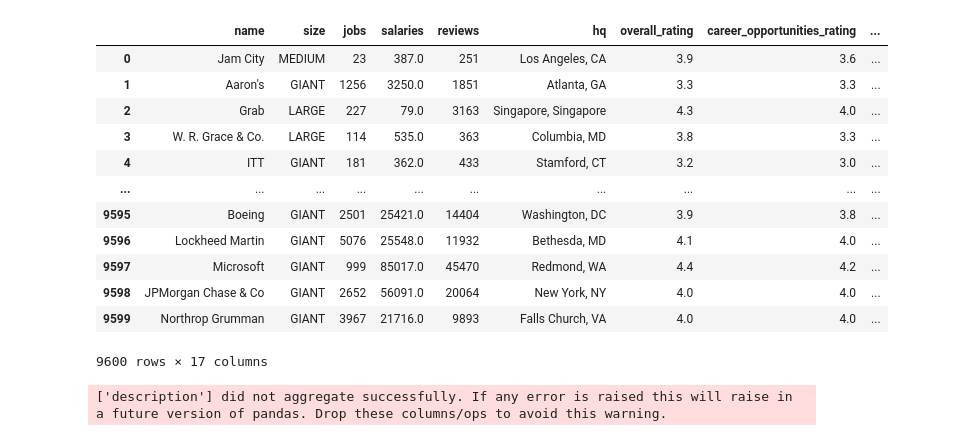
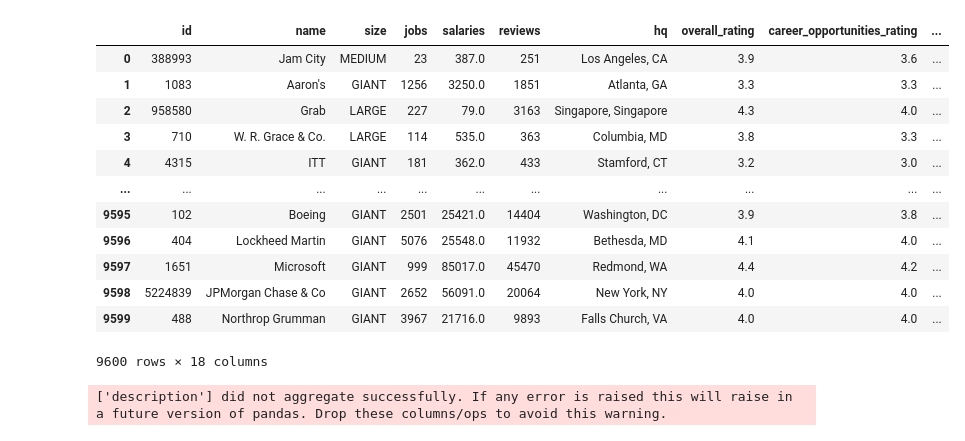
Before and after one commit to aljeshishe/new_job, a Jupyter notebook: notebooks/rnd.ipynb, the cells around one changed output. Cells and saved outputs as stored; diff of their text form; code cells hidden in the pictures.

```diff
--- a/notebooks/rnd.ipynb
+++ b/notebooks/rnd.ipynb
@@ -8,41 +25,40 @@ PosixPath('/Users/alexeygrachev/git/new_job')
 # %%
-ROOT_PATH = Path(rootpath.detect())
-df = pd.read_json(ROOT_PATH / "glassdoor/results/items_2023-02-01T10-42-14.json", lines=True)
-columns = {"EmployerReviews_employer_shortName": "name",
+columns = {"EmployerReviews_employer_id": "id",
+           "EmployerReviews_employer_shortName": "name",
            "EmployerReviews_employer_sizeCategory": "size",
            "EmployerJobs_jobsCount": "jobs",
            "EmployerSalary_salaryCount": "salaries",
            "EmployerReviews_allReviewsCount": "reviews",
            "EmployerReviews_employer_headquarters": "hq",
            "EmployerReviews_ratings_overallRating": "overall_rating",
            "EmployerReviews_ratings_careerOpportunitiesRating": "career_opportunities_rating",
            "EmployerReviews_ratings_compensationAndBenefitsRating": "compensation_and_benefits_rating",
            "EmployerReviews_ratings_cultureAndValuesRating": "culture_and_values_rating",
            "EmployerReviews_ratings_diversityAndInclusionRating": "diversity_and_inclusion_rating",
            "EmployerReviews_ratings_seniorManagementRating": "senior_management_rating",
            "EmployerReviews_ratings_workLifeBalanceRating": "work_life_balance_rating",
            "EmployerLocations_officeAddresses_administrativeAreaName1_list": "areas",
            "EmployerLocations_officeAddresses_cityName_list": "cities",
            "EmployerReviews_employer_links_overviewUrl": "url",
            "EmployerReviews_employer_overview_description": "description",
            }
 df1 = pd.DataFrame()
 for old, new in columns.items():
     df1[new] = df[old]
 
 df1["url"] = df1.apply(lambda x: "https://www.glassdoor.com" + x["url"], axis=1)
 df1
 # %% [output]
-|  | name | size | jobs | salaries | reviews | hq | overall_rating | career_opportunities_rating | ... |
-| 0 | Jam City | MEDIUM | 23 | 387.0 | 251 | Los Angeles, CA | 3.9 | 3.6 | ... |
-| 1 | Aaron's | GIANT | 1256 | 3250.0 | 1851 | Atlanta, GA | 3.3 | 3.3 | ... |
-| 2 | Grab | LARGE | 227 | 79.0 | 3163 | Singapore, Singapore | 4.3 | 4.0 | ... |
-| 3 | W. R. Grace & Co. | LARGE | 114 | 535.0 | 363 | Columbia, MD | 3.8 | 3.3 | ... |
-| 4 | ITT | GIANT | 181 | 362.0 | 433 | Stamford, CT | 3.2 | 3.0 | ... |
-| ... | ... | ... | ... | ... | ... | ... | ... | ... | ... |
-| 9595 | Boeing | GIANT | 2501 | 25421.0 | 14404 | Washington, DC | 3.9 | 3.8 | ... |
-| 9596 | Lockheed Martin | GIANT | 5076 | 25548.0 | 11932 | Bethesda, MD | 4.1 | 4.0 | ... |
-| 9597 | Microsoft | GIANT | 999 | 85017.0 | 45470 | Redmond, WA | 4.4 | 4.2 | ... |
-| 9598 | JPMorgan Chase & Co | GIANT | 2652 | 56091.0 | 20064 | New York, NY | 4.0 | 4.0 | ... |
-| 9599 | Northrop Grumman | GIANT | 3967 | 21716.0 | 9893 | Falls Church, VA | 4.0 | 4.0 | ... |
+|  | id | name | size | jobs | salaries | reviews | hq | overall_rating | career_opportunities_rating | ... |
+| 0 | 388993 | Jam City | MEDIUM | 23 | 387.0 | 251 | Los Angeles, CA | 3.9 | 3.6 | ... |
+| 1 | 1083 | Aaron's | GIANT | 1256 | 3250.0 | 1851 | Atlanta, GA | 3.3 | 3.3 | ... |
+| 2 | 958580 | Grab | LARGE | 227 | 79.0 | 3163 | Singapore, Singapore | 4.3 | 4.0 | ... |
+| 3 | 710 | W. R. Grace & Co. | LARGE | 114 | 535.0 | 363 | Columbia, MD | 3.8 | 3.3 | ... |
+| 4 | 4315 | ITT | GIANT | 181 | 362.0 | 433 | Stamford, CT | 3.2 | 3.0 | ... |
+| ... | ... | ... | ... | ... | ... | ... | ... | ... | ... | ... |
+| 9595 | 102 | Boeing | GIANT | 2501 | 25421.0 | 14404 | Washington, DC | 3.9 | 3.8 | ... |
+| 9596 | 404 | Lockheed Martin | GIANT | 5076 | 25548.0 | 11932 | Bethesda, MD | 4.1 | 4.0 | ... |
+| 9597 | 1651 | Microsoft | GIANT | 999 | 85017.0 | 45470 | Redmond, WA | 4.4 | 4.2 | ... |
+| 9598 | 5224839 | JPMorgan Chase & Co | GIANT | 2652 | 56091.0 | 20064 | New York, NY | 4.0 | 4.0 | ... |
+| 9599 | 488 | Northrop Grumman | GIANT | 3967 | 21716.0 | 9893 | Falls Church, VA | 4.0 | 4.0 | ... |
-9600 rows × 17 columns
+9600 rows × 18 columns
```
Also changed, not shown: parts of 5 cells of this notebook.
